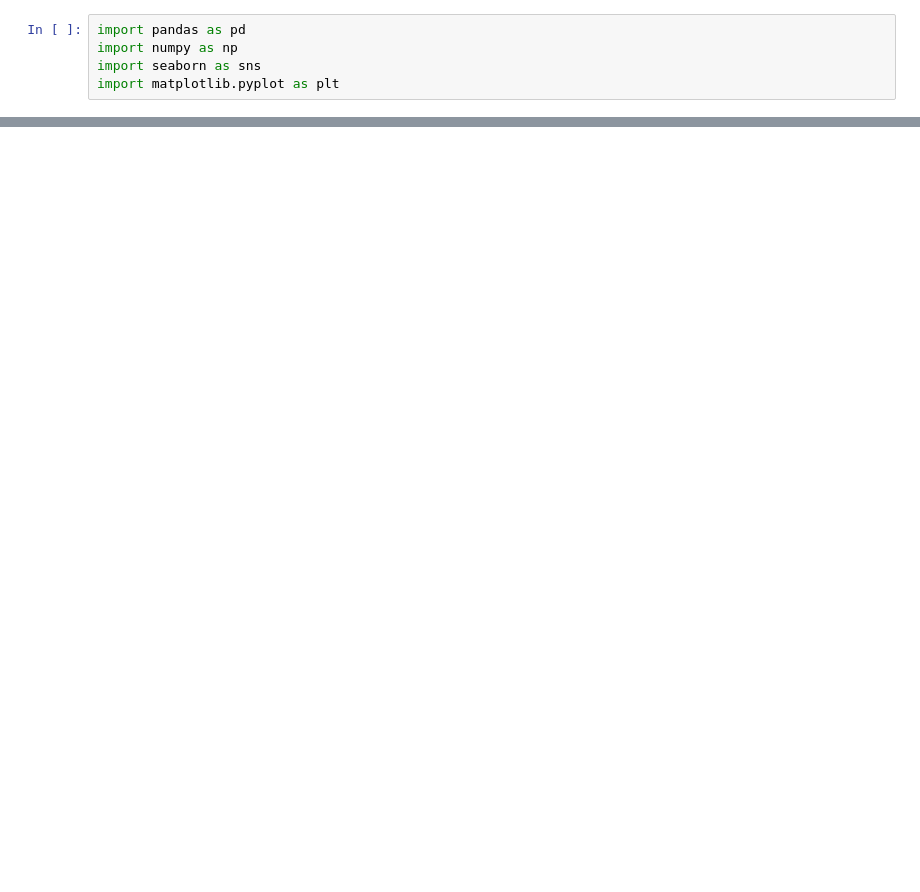
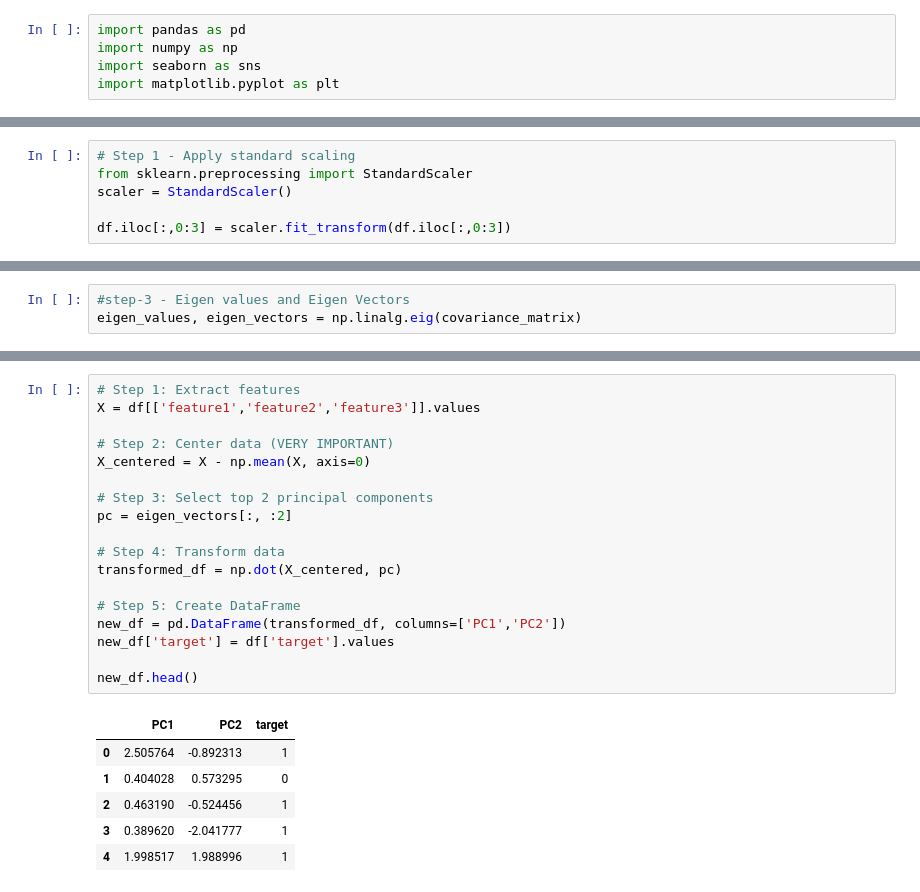
Before and after one commit to vinaysingh-05/ML-Topics, a Jupyter notebook: PCA/pca.ipynb, the cells around one changed output, grey strips where cells are left out. Drawn from its saved outputs; the diff is of its cells as text; blank space fills up the shorter version.

```diff
--- a/PCA/pca.ipynb
+++ b/PCA/pca.ipynb
@@ -35,2 +50,8 @@ fig.update_traces(marker=dict(
 
 fig.show()
+# %%
+# Step 1 - Apply standard scaling
+from sklearn.preprocessing import StandardScaler
+scaler = StandardScaler()
+
+df.iloc[:,0:3] = scaler.fit_transform(df.iloc[:,0:3])
@@ -36,0 +68,3 @@ fig.show()
+# %%
+#step-3 - Eigen values and Eigen Vectors
+eigen_values, eigen_vectors = np.linalg.eig(covariance_matrix)
@@ -36,0 +146,25 @@ fig.show()
+# %%
+# Step 1: Extract features
+X = df[['feature1','feature2','feature3']].values
+
+# Step 2: Center data (VERY IMPORTANT)
+X_centered = X - np.mean(X, axis=0)
+
+# Step 3: Select top 2 principal components
+pc = eigen_vectors[:, :2]
+
+# Step 4: Transform data
+transformed_df = np.dot(X_centered, pc)
+
+# Step 5: Create DataFrame
+new_df = pd.DataFrame(transformed_df, columns=['PC1','PC2'])
+new_df['target'] = df['target'].values
+
+new_df.head()
+# %% [output]
+|  | PC1 | PC2 | target |
+| 0 | 2.505764 | -0.892313 | 1 |
+| 1 | 0.404028 | 0.573295 | 0 |
+| 2 | 0.463190 | -0.524456 | 1 |
+| 3 | 0.389620 | -2.041777 | 1 |
+| 4 | 1.998517 | 1.988996 | 1 |
```
Also changed, not shown: parts of 7 cells of this notebook.
